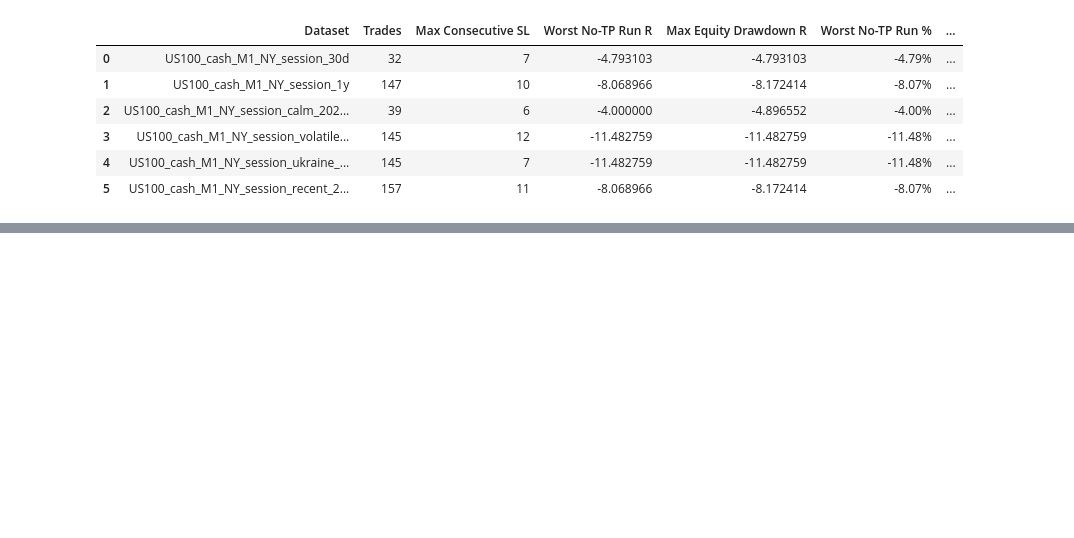
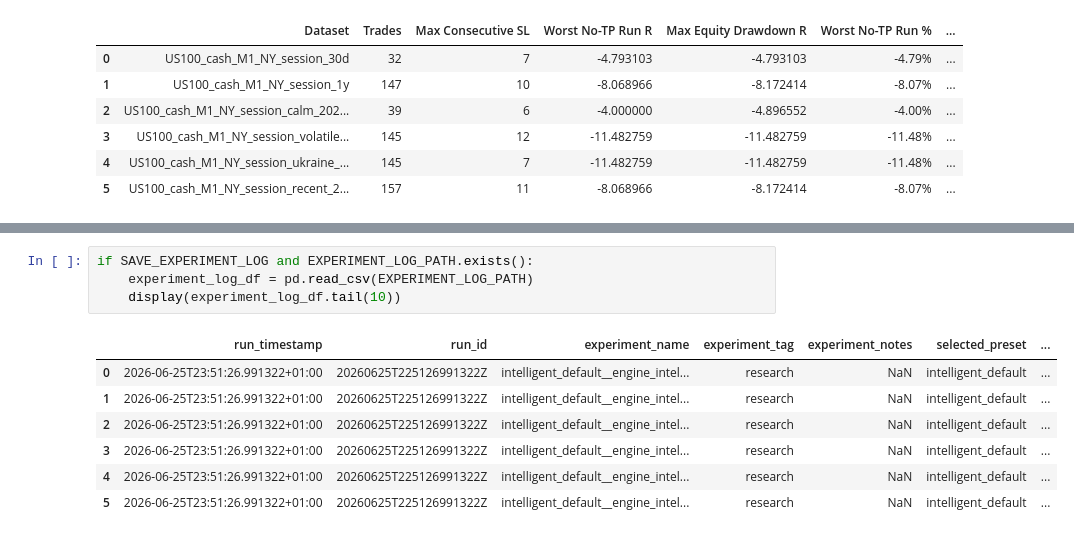
Before and after one commit to MichaelMorgante/VWAP-probability-band-engine, a Jupyter notebook: notebooks/automated_vwap_v5_modular_engine.ipynb, the cells around one changed output, grey strips where cells are left out. Saved outputs shown, nothing was run; the diff lists cells and outputs as text; blank space fills up the shorter version.

Commit message:
Add automatic V5 experiment logging

```diff
--- a/notebooks/automated_vwap_v5_modular_engine.ipynb
+++ b/notebooks/automated_vwap_v5_modular_engine.ipynb
@@ -12408,0 +12126,12 @@ All required engine output columns are available.
+# %%
+if SAVE_EXPERIMENT_LOG and EXPERIMENT_LOG_PATH.exists():
+    experiment_log_df = pd.read_csv(EXPERIMENT_LOG_PATH)
+    display(experiment_log_df.tail(10))
+# %% [output]
+|  | run_timestamp | run_id | experiment_name | experiment_tag | experiment_notes | selected_preset | ... |
+| 0 | 2026-06-25T23:51:26.991322+01:00 | 20260625T225126991322Z | intelligent_default__engine_intel... | research | NaN | intelligent_default | ... |
+| 1 | 2026-06-25T23:51:26.991322+01:00 | 20260625T225126991322Z | intelligent_default__engine_intel... | research | NaN | intelligent_default | ... |
+| 2 | 2026-06-25T23:51:26.991322+01:00 | 20260625T225126991322Z | intelligent_default__engine_intel... | research | NaN | intelligent_default | ... |
+| 3 | 2026-06-25T23:51:26.991322+01:00 | 20260625T225126991322Z | intelligent_default__engine_intel... | research | NaN | intelligent_default | ... |
+| 4 | 2026-06-25T23:51:26.991322+01:00 | 20260625T225126991322Z | intelligent_default__engine_intel... | research | NaN | intelligent_default | ... |
+| 5 | 2026-06-25T23:51:26.991322+01:00 | 20260625T225126991322Z | intelligent_default__engine_intel... | research | NaN | intelligent_default | ... |
```
Also changed, not shown: parts of 45 cells of this notebook.
